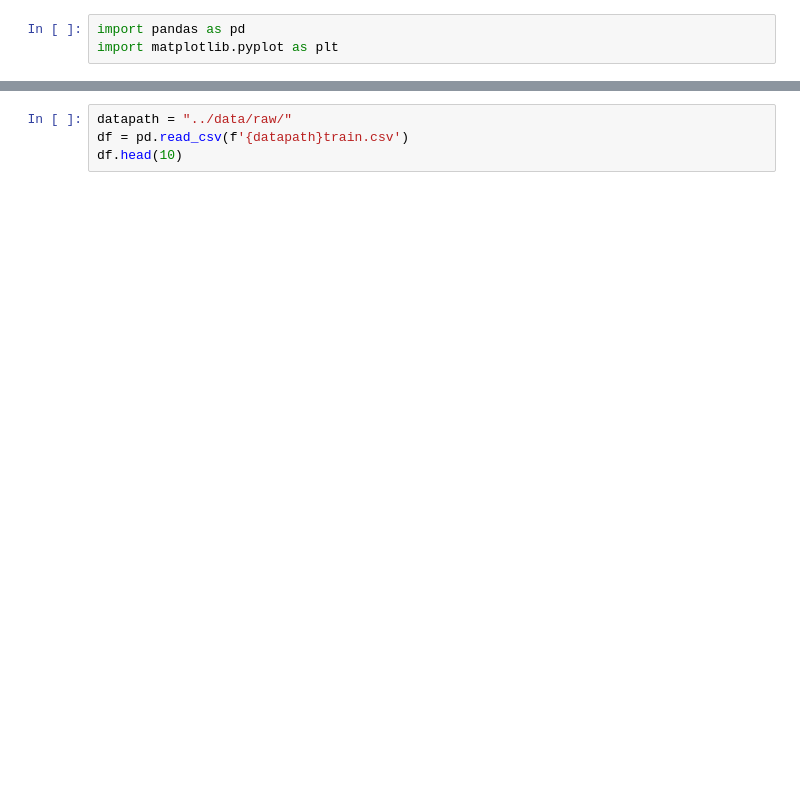
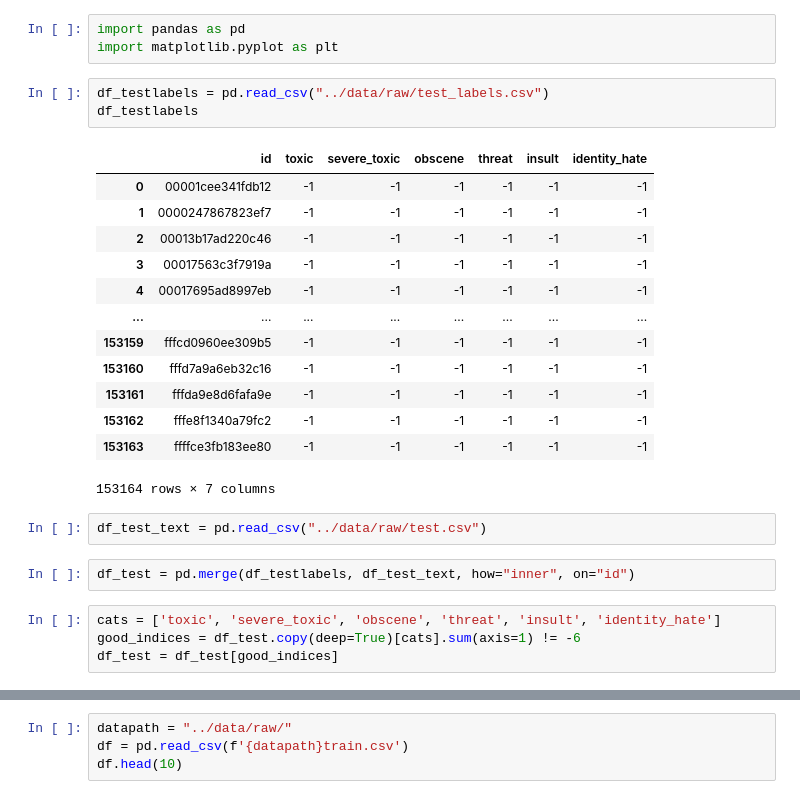
Before and after one commit to dhsvendsen/MLOps-Project-Detox, a Jupyter notebook: notebooks/EDA.ipynb, the cells around one changed output, grey strips where cells are left out. Saved outputs shown, nothing was run; the diff lists cells and outputs as text; blank space fills up the shorter version.

```diff
--- a/notebooks/EDA.ipynb
+++ b/notebooks/EDA.ipynb
@@ -1,3 +1,28 @@
 # %%
 import pandas as pd
 import matplotlib.pyplot as plt
+# %%
+df_testlabels = pd.read_csv("../data/raw/test_labels.csv")
+df_testlabels
+# %% [output]
+|  | id | toxic | severe_toxic | obscene | threat | insult | identity_hate |
+| 0 | 00001cee341fdb12 | -1 | -1 | -1 | -1 | -1 | -1 |
+| 1 | 0000247867823ef7 | -1 | -1 | -1 | -1 | -1 | -1 |
+| 2 | 00013b17ad220c46 | -1 | -1 | -1 | -1 | -1 | -1 |
+| 3 | 00017563c3f7919a | -1 | -1 | -1 | -1 | -1 | -1 |
+| 4 | 00017695ad8997eb | -1 | -1 | -1 | -1 | -1 | -1 |
+| ... | ... | ... | ... | ... | ... | ... | ... |
+| 153159 | fffcd0960ee309b5 | -1 | -1 | -1 | -1 | -1 | -1 |
+| 153160 | fffd7a9a6eb32c16 | -1 | -1 | -1 | -1 | -1 | -1 |
+| 153161 | fffda9e8d6fafa9e | -1 | -1 | -1 | -1 | -1 | -1 |
+| 153162 | fffe8f1340a79fc2 | -1 | -1 | -1 | -1 | -1 | -1 |
+| 153163 | ffffce3fb183ee80 | -1 | -1 | -1 | -1 | -1 | -1 |
+153164 rows × 7 columns
+# %%
+df_test_text = pd.read_csv("../data/raw/test.csv")
+# %%
+df_test = pd.merge(df_testlabels, df_test_text, how="inner", on="id")
+# %%
+cats = ['toxic', 'severe_toxic', 'obscene', 'threat', 'insult', 'identity_hate']
+good_indices = df_test.copy(deep=True)[cats].sum(axis=1) != -6
+df_test = df_test[good_indices]
```
Also changed, not shown: parts of 1 cell of this notebook, 3 other files.
